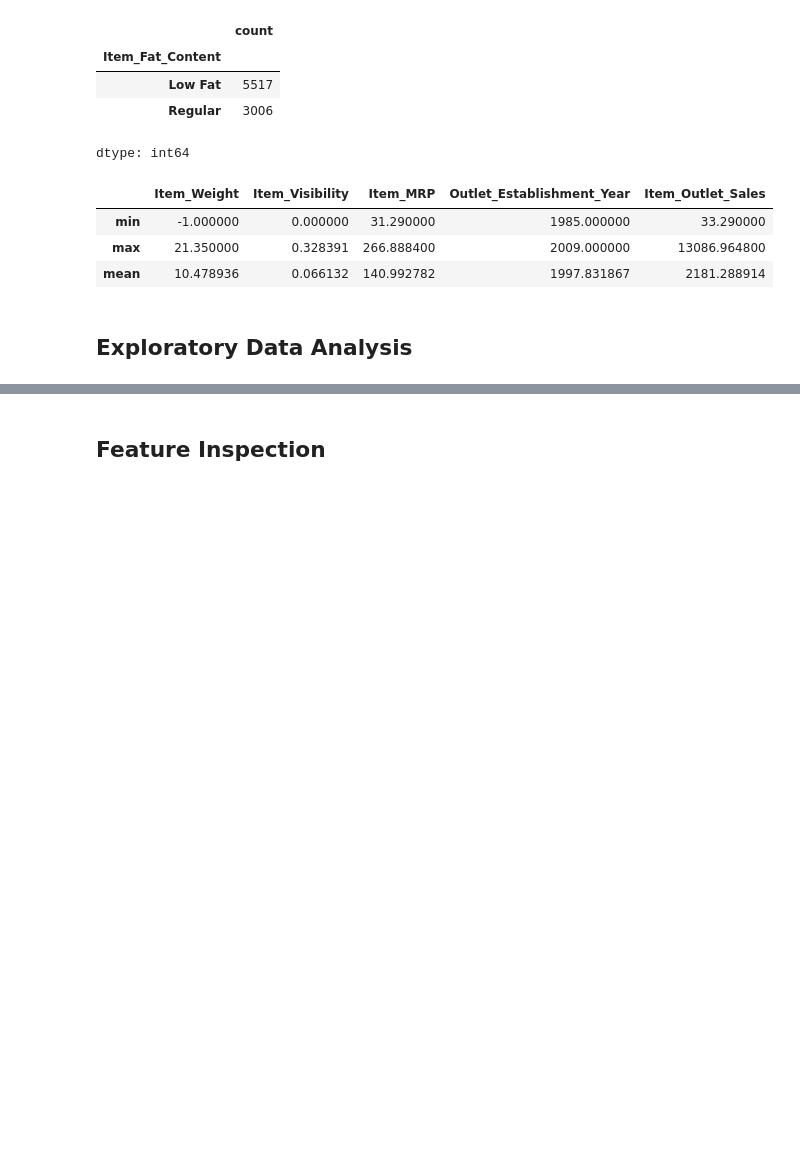
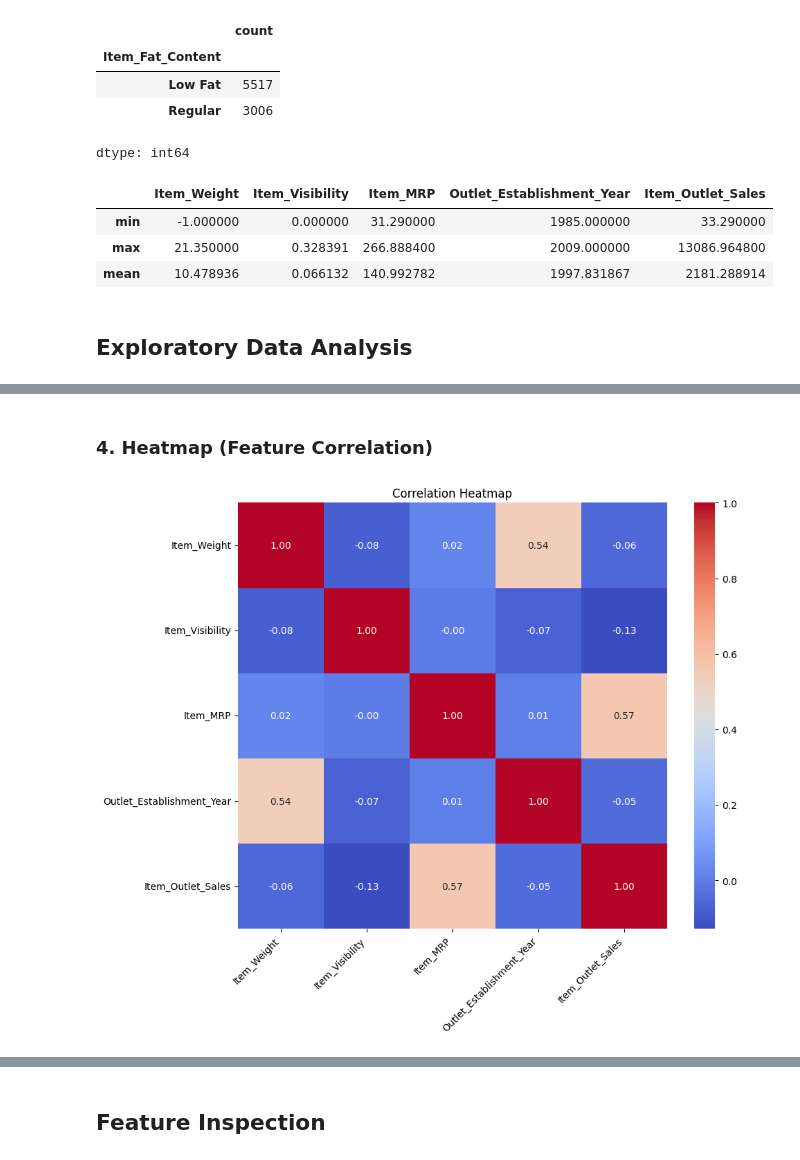
Before and after one commit to insafroumy/Prediction-of-Product-Sales, a Jupyter notebook: prediction_of_product_sales.ipynb, the cells around one changed output, grey strips where cells are left out. Drawn from its saved outputs; the diff is of its cells as text; code cells hidden in the pictures; blank space fills up the shorter version.

```diff
--- a/prediction_of_product_sales.ipynb
+++ b/prediction_of_product_sales.ipynb
@@ -169,0 +210,10 @@ numerical_stats
+# %% [markdown]
+### 4. Heatmap (Feature Correlation)
+# %%
+fig, ax = plt.subplots(figsize=(10, 8))
+correlation = df_prediction.corr(numeric_only=True)
+sns.heatmap(correlation, annot=True, cmap='coolwarm', fmt='.2f', ax=ax)
+ax.set_title('Correlation Heatmap')
+ax.set_xticklabels(ax.get_xticklabels(), rotation=45, ha='right');
+# %% [output]
+[figure, added]
```
Also changed, not shown: parts of 10 cells of this notebook.
